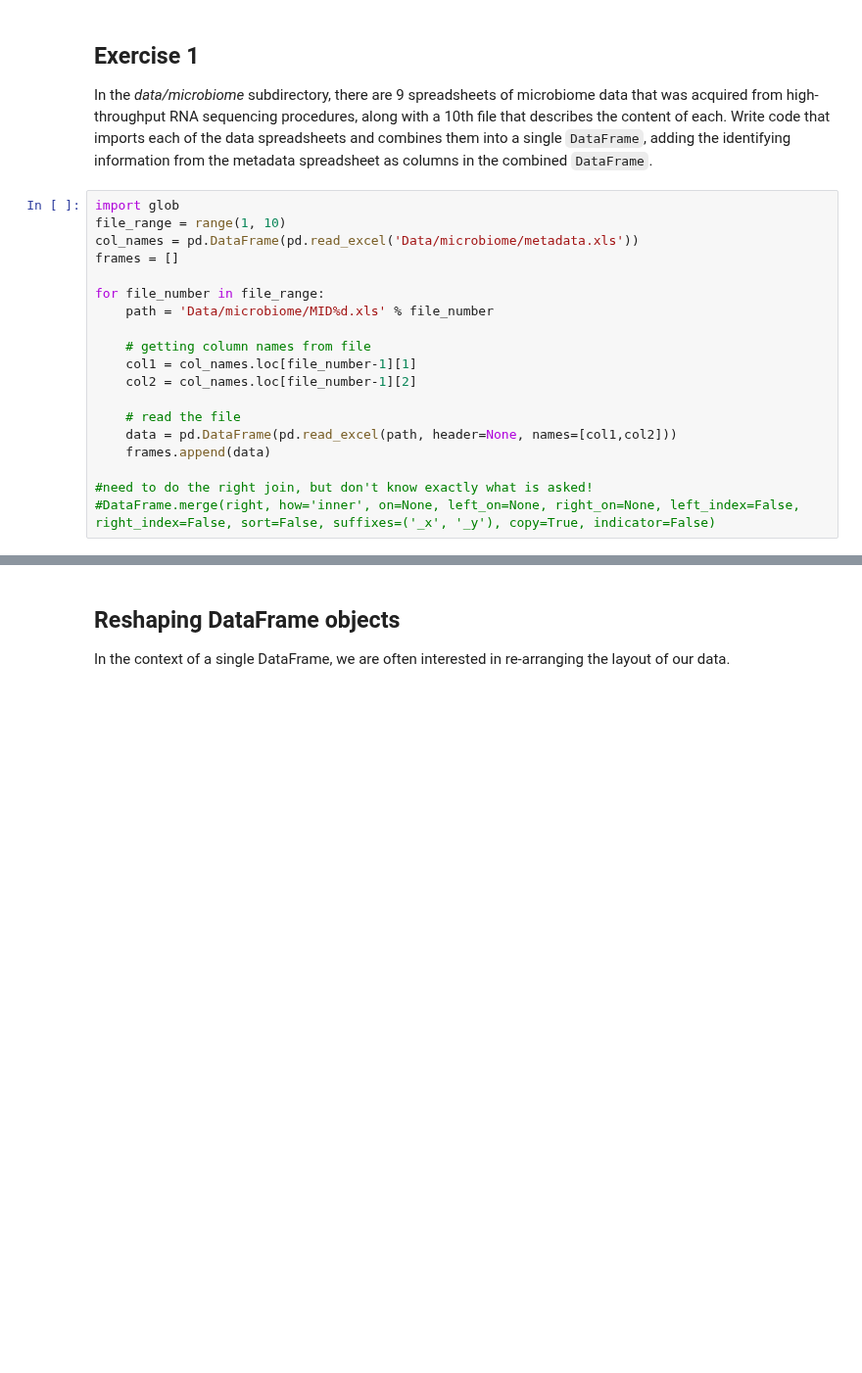
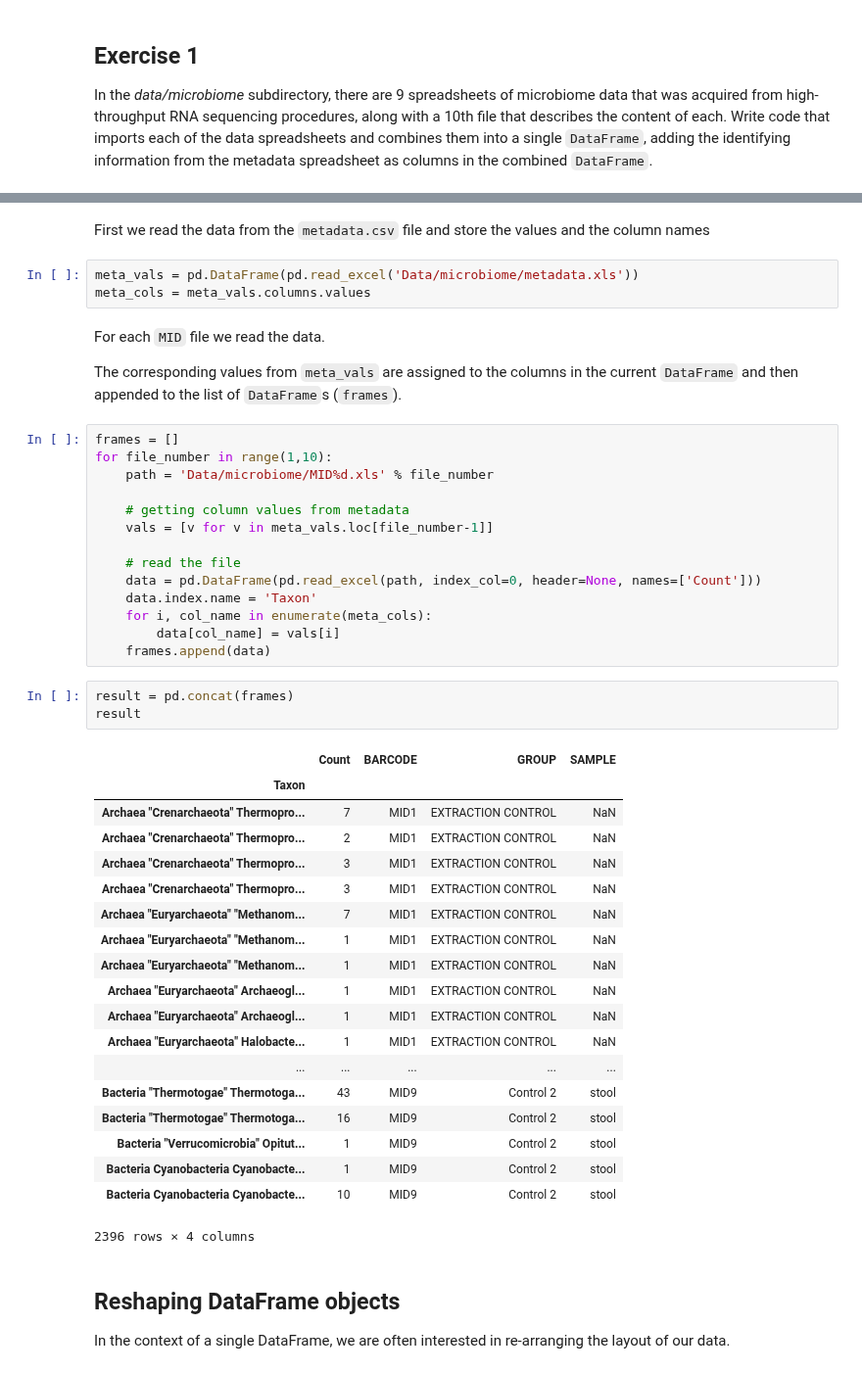
Before and after one commit to semplea/adaepfl-hw, a Jupyter notebook: 01 - Pandas and Data Wrangling/Data Wrangling with Pandas.ipynb, the cells around one changed output, grey strips where cells are left out. Shown at 98% size. Drawn from its saved outputs; the diff is of its cells as text; blank space fills up the shorter version.

Commit message:
Data Wrangling Ex1 done

```diff
--- a/01 - Pandas and Data Wrangling/Data Wrangling with Pandas.ipynb
+++ b/01 - Pandas and Data Wrangling/Data Wrangling with Pandas.ipynb
@@ -554,22 +557,3 @@ If you want `concat` to work like `numpy.concatanate`, you may provide the `igno
 ## Exercise 1
 
 In the *data/microbiome* subdirectory, there are 9 spreadsheets of microbiome data that was acquired from high-throughput RNA sequencing procedures, along with a 10th file that describes the content of each. Write code that imports each of the data spreadsheets and combines them into a single `DataFrame`, adding the identifying information from the metadata spreadsheet as columns in the combined `DataFrame`.
-# %%
-import glob
-file_range = range(1, 10)
-col_names = pd.DataFrame(pd.read_excel('Data/microbiome/metadata.xls'))
-frames = []
-
-for file_number in file_range:
-    path = 'Data/microbiome/MID%d.xls' % file_number
-
-    # getting column names from file
-    col1 = col_names.loc[file_number-1][1]
-    col2 = col_names.loc[file_number-1][2]
-
-    # read the file
-    data = pd.DataFrame(pd.read_excel(path, header=None, names=[col1,col2]))
-    frames.append(data)
-
-#need to do the right join, but don't know exactly what is asked!
-#DataFrame.merge(right, how='inner', on=None, left_on=None, right_on=None, left_index=False, right_index=False, sort=False, suffixes=('_x', '_y'), copy=True, indicator=False)
@@ -594,3 +560,49 @@ for file_number in file_range:
+# %% [markdown]
+First we read the data from the `metadata.csv` file and store the values and the column names
+# %%
+meta_vals = pd.DataFrame(pd.read_excel('Data/microbiome/metadata.xls'))
+meta_cols = meta_vals.columns.values
+# %% [markdown]
+For each `MID` file we read the data.
+
+The corresponding values from `meta_vals` are assigned to the columns in the current `DataFrame` and then appended to the list of `DataFrame`s (`frames`).
+# %%
+frames = []
+for file_number in range(1,10):
+    path = 'Data/microbiome/MID%d.xls' % file_number
+
+    # getting column values from metadata
+    vals = [v for v in meta_vals.loc[file_number-1]]
+
+    # read the file
+    data = pd.DataFrame(pd.read_excel(path, index_col=0, header=None, names=['Count']))
+    data.index.name = 'Taxon'
+    for i, col_name in enumerate(meta_cols):
+        data[col_name] = vals[i]
+    frames.append(data)
+# %%
+result = pd.concat(frames)
+result
+# %% [output]
+|  | Count | BARCODE | GROUP | SAMPLE |
+| Taxon |  |  |  |  |
+| Archaea "Crenarchaeota" Thermopro... | 7 | MID1 | EXTRACTION CONTROL | NaN |
+| Archaea "Crenarchaeota" Thermopro... | 2 | MID1 | EXTRACTION CONTROL | NaN |
+| Archaea "Crenarchaeota" Thermopro... | 3 | MID1 | EXTRACTION CONTROL | NaN |
+| Archaea "Crenarchaeota" Thermopro... | 3 | MID1 | EXTRACTION CONTROL | NaN |
+| Archaea "Euryarchaeota" "Methanom... | 7 | MID1 | EXTRACTION CONTROL | NaN |
+| Archaea "Euryarchaeota" "Methanom... | 1 | MID1 | EXTRACTION CONTROL | NaN |
+| Archaea "Euryarchaeota" "Methanom... | 1 | MID1 | EXTRACTION CONTROL | NaN |
+| Archaea "Euryarchaeota" Archaeogl... | 1 | MID1 | EXTRACTION CONTROL | NaN |
+| Archaea "Euryarchaeota" Archaeogl... | 1 | MID1 | EXTRACTION CONTROL | NaN |
+| Archaea "Euryarchaeota" Halobacte... | 1 | MID1 | EXTRACTION CONTROL | NaN |
+| ... | ... | ... | ... | ... |
+| Bacteria "Thermotogae" Thermotoga... | 43 | MID9 | Control 2 | stool |
+| Bacteria "Thermotogae" Thermotoga... | 16 | MID9 | Control 2 | stool |
+| Bacteria "Verrucomicrobia" Opitut... | 1 | MID9 | Control 2 | stool |
+| Bacteria Cyanobacteria Cyanobacte... | 1 | MID9 | Control 2 | stool |
+| Bacteria Cyanobacteria Cyanobacte... | 10 | MID9 | Control 2 | stool |
+2396 rows × 4 columns
 # %% [markdown]
 ## Reshaping DataFrame objects
 
```
Also changed, not shown: parts of 17 cells of this notebook, 1 other file.
